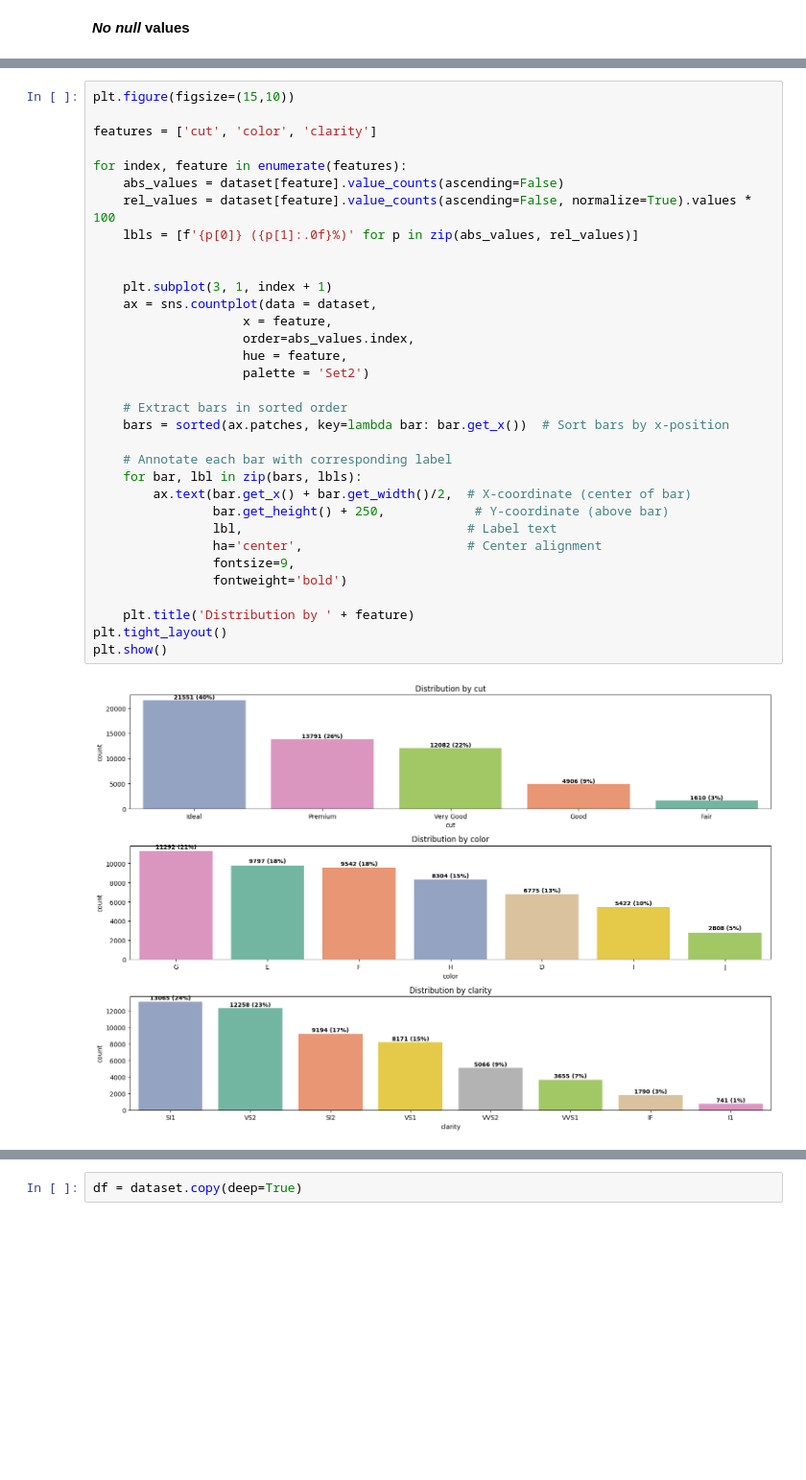
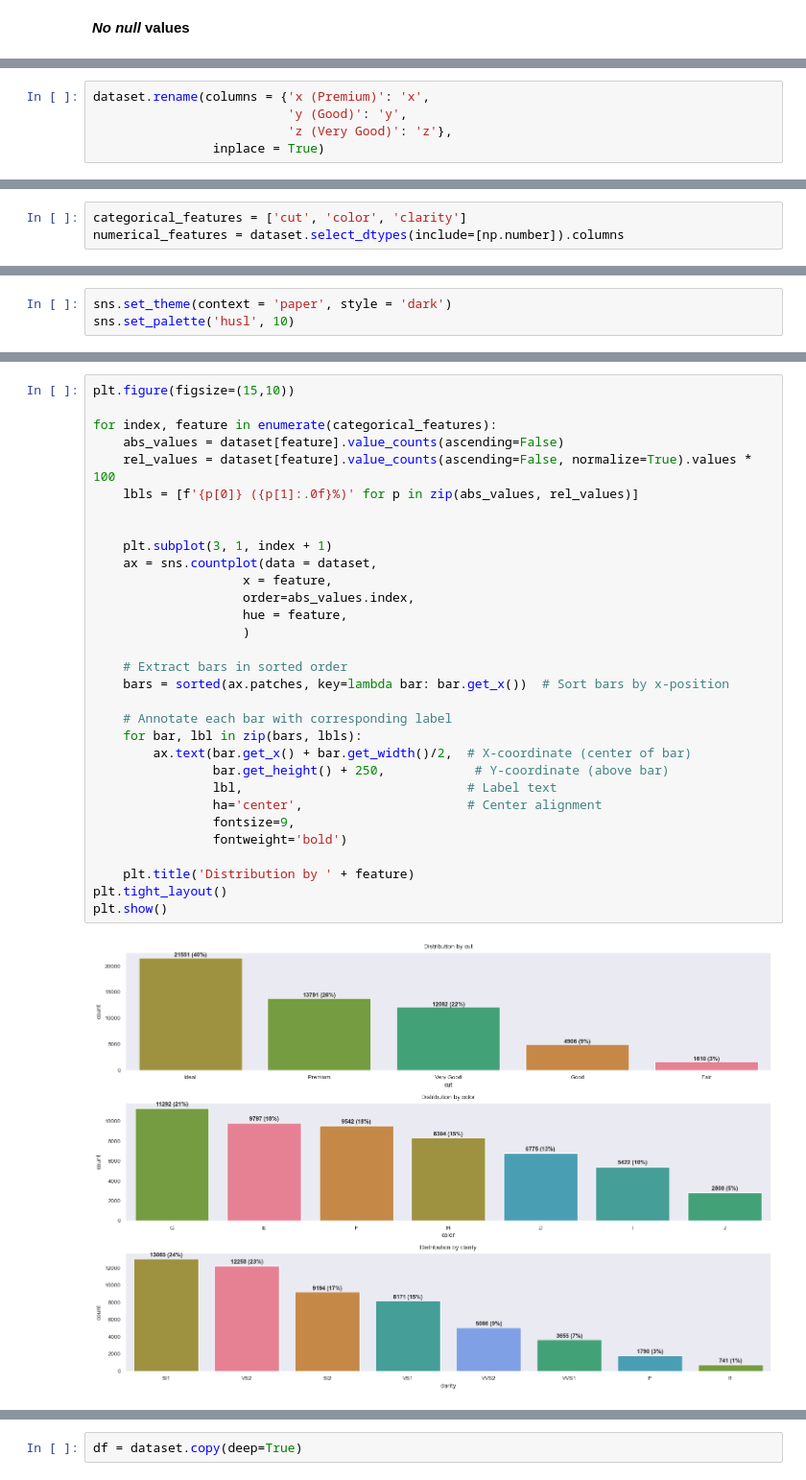
Before and after one commit to TeslimAdeyanju/4-Portfolio-SDS-CP023-diamond-price-predictor, a Jupyter notebook: submissions-team/reema-raghava/data-analysis.ipynb, the cells around one changed output, grey strips where cells are left out. Shown at 96% size. Cells and saved outputs as stored; diff of their text form; blank space fills up the shorter version.

```diff
--- a/submissions-team/reema-raghava/data-analysis.ipynb
+++ b/submissions-team/reema-raghava/data-analysis.ipynb
@@ -98,0 +99,5 @@ dtype: int64
+# %%
+dataset.rename(columns = {'x (Premium)': 'x',
+                          'y (Good)': 'y',
+                          'z (Very Good)': 'z'},
+                inplace = True)
@@ -99 +106,4 @@ dtype: int64
+# %%
+categorical_features = ['cut', 'color', 'clarity']
+numerical_features = dataset.select_dtypes(include=[np.number]).columns
 # %%
@@ -122,3 +130,6 @@ VVS1     3655
 IF       1790
 I1        741
 Name: count, dtype: int64
+# %%
+sns.set_theme(context = 'paper', style = 'dark')
+sns.set_palette('husl', 10)
@@ -125,35 +147,33 @@ Name: count, dtype: int64
 # %%
 plt.figure(figsize=(15,10))
 
-features = ['cut', 'color', 'clarity']
-
-for index, feature in enumerate(features):
+for index, feature in enumerate(categorical_features):
     abs_values = dataset[feature].value_counts(ascending=False)
     rel_values = dataset[feature].value_counts(ascending=False, normalize=True).values * 100
     lbls = [f'{p[0]} ({p[1]:.0f}%)' for p in zip(abs_values, rel_values)]
 
 
     plt.subplot(3, 1, index + 1)
     ax = sns.countplot(data = dataset,
                     x = feature,
                     order=abs_values.index,
                     hue = feature,
-                    palette = 'Set2')
+                    )
 
     # Extract bars in sorted order
     bars = sorted(ax.patches, key=lambda bar: bar.get_x())  # Sort bars by x-position
 
     # Annotate each bar with corresponding label
     for bar, lbl in zip(bars, lbls):
         ax.text(bar.get_x() + bar.get_width()/2,  # X-coordinate (center of bar)
                 bar.get_height() + 250,            # Y-coordinate (above bar)
                 lbl,                              # Label text
                 ha='center',                      # Center alignment
                 fontsize=9,
                 fontweight='bold')
 
     plt.title('Distribution by ' + feature)
 plt.tight_layout()
 plt.show()
 # %% [output]
-[figure, old version]
+[figure, new version]
```
Also changed, not shown: parts of 41 cells of this notebook, 1 other file.
